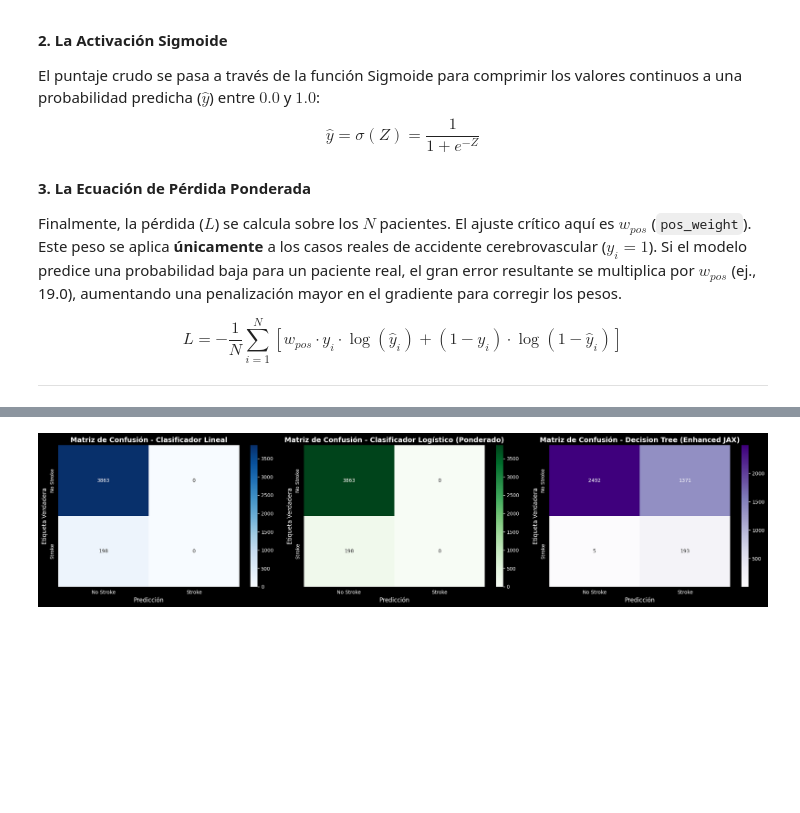
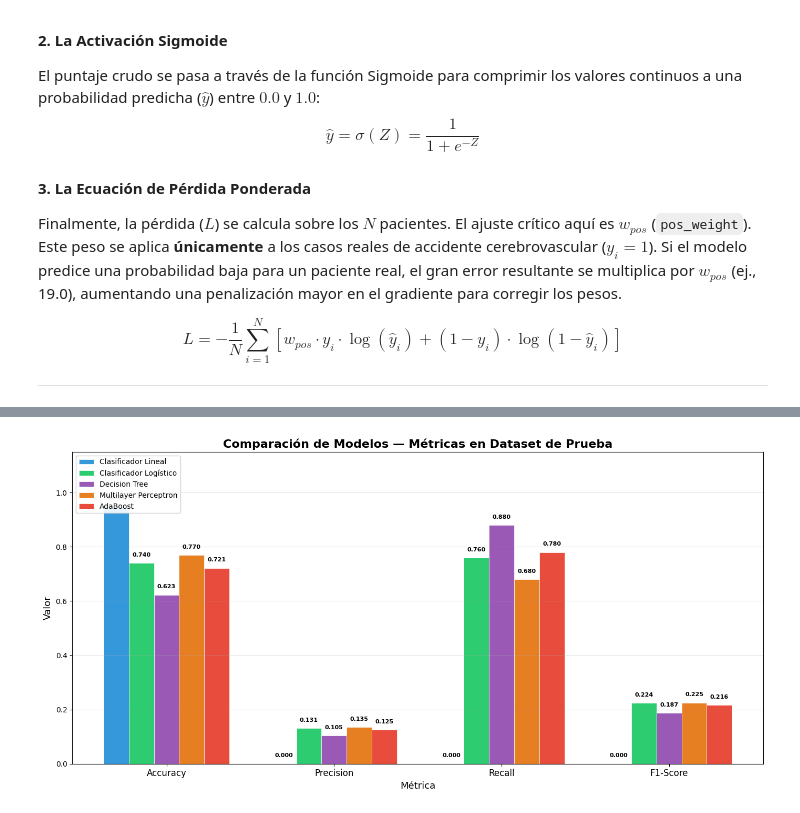
Before and after one commit to Alfonzo1114/Progetto_ML, a Jupyter notebook: ML_v1.5.ipynb, the cells around one changed output, grey strips where cells are left out. Drawn from its saved outputs; the diff is of its cells as text; code cells hidden in the pictures; blank space fills up the shorter version.

```diff
--- a/ML_v1.5.ipynb
+++ b/ML_v1.5.ipynb
@@ -605,33 +957,47 @@ display(metrics_df)
-# %%
-# Matrices de Confusión
-cm_lin = confusion_matrix(y_true_train, y_pred_lin_bin_train) # matriz de confusión para el clasificador lineal
-cm_log = confusion_matrix(y_true_train, y_pred_log_bin_train) # matriz de confusión para el clasificador logístico
-cm_dt_enhanced = confusion_matrix(y_true_train, y_pred_dt_enhanced_train) # matriz de confusión para el Decision Tree
-
-fig, axes = plt.subplots(2, 2, figsize=(21, 5))
-
-# Matriz de confusión - Clasificador Lineal
-sns.heatmap(cm_lin, annot=True, fmt='d', cmap='Blues', cbar=True, ax=axes[0],
-            xticklabels=['No Stroke', 'Stroke'], yticklabels=['No Stroke', 'Stroke'])
-axes[0].set_title('Matriz de Confusión - Clasificador Lineal', fontsize=14, fontweight='bold')
-axes[0].set_ylabel('Etiqueta Verdadera', fontsize=12)
-axes[0].set_xlabel('Predicción', fontsize=12)
-
-# Matriz de confusión - Clasificador Logístico (Ponderado)
-sns.heatmap(cm_log, annot=True, fmt='d', cmap='Greens', cbar=True, ax=axes[1],
-            xticklabels=['No Stroke', 'Stroke'], yticklabels=['No Stroke', 'Stroke'])
-axes[1].set_title('Matriz de Confusión - Clasificador Logístico (Ponderado)', fontsize=14, fontweight='bold')
-axes[1].set_ylabel('Etiqueta Verdadera', fontsize=12)
-axes[1].set_xlabel('Predicción', fontsize=12)
-
-# Matriz de confusión - Decision Tree (Enhanced JAX)
-sns.heatmap(cm_dt_enhanced, annot=True, fmt='d', cmap='Purples', cbar=True, ax=axes[2],
-            xticklabels=['No Stroke', 'Stroke'], yticklabels=['No Stroke', 'Stroke'])
-axes[2].set_title('Matriz de Confusión - Decision Tree (Enhanced JAX)', fontsize=14, fontweight='bold')
-axes[2].set_ylabel('Etiqueta Verdadera', fontsize=12)
-axes[2].set_xlabel('Predicción', fontsize=12)
-
-plt.tight_layout()
-plt.show()
-# %% [output]
-[figure, removed]
+# %%
+# Gráfica de barras /cmparativa de Todos los Modelos
+# Filtramos solo las métricas del conjunto de Prueba para la comparación
+metrics_test = metrics_df.loc['Prueba']  # solo filas del dataset de prueba
+
+# Preparamos los datos para la gráfica
+model_names = metrics_test.index.tolist()  # nombres de los modelos
+metric_names = ['Accuracy', 'Precision', 'Recall', 'F1-Score']  # métricas a comparar
+
+# Definimos colores consistentes para cada modelo
+colors = ['#3498db', '#2ecc71', '#9b59b6', '#e67e22', '#e74c3c']
+
+# Creamos la figura con barras agrupadas
+x = np.arange(len(metric_names))  # posiciones en el eje X
+width = 0.15  # ancho de cada barra
+n_models = len(model_names)
+
+fig, ax = plt.subplots(figsize=(14, 7))
+
+# Dibujamos un grupo de barras por cada modelo
+for i, model in enumerate(model_names):
+    # Obtenemos los valores de cada métrica para este modelo
+    values = [metrics_test.loc[model, m] for m in metric_names]
+    # Desplazamos cada barra lateralmente para que no se solapen
+    offset = (i - n_models / 2 + 0.5) * width
+    bars = ax.bar(x + offset, values, width, label=model, color=colors[i % len(colors)], edgecolor='white', linewidth=0.5)
+
+    # Añadimos el valor encima de cada barra para facilitar la lectura
+    for bar, val in zip(bars, values):
+        # Place the value slightly higher above the bar for better visibility
+        ax.text(bar.get_x() + bar.get_width() / 2, bar.get_height() + 0.02,
+                f'{val:.3f}', ha='center', va='bottom', fontsize=8, fontweight='bold')
+
+# Configuramos ejes y título
+ax.set_xlabel('Métrica', fontsize=13)
+ax.set_ylabel('Valor', fontsize=13)
+ax.set_title('Comparación de Modelos — Métricas en Dataset de Prueba', fontsize=16, fontweight='bold')
+ax.set_xticks(x)
+ax.set_xticklabels(metric_names, fontsize=12)
+ax.set_ylim(0, 1.15)  # dejamos espacio para las etiquetas de valor
+ax.legend(loc='upper left', fontsize=10, framealpha=0.9)
+ax.grid(axis='y', alpha=0.3)
+
+plt.tight_layout()
+plt.show()
+# %% [output]
+[figure, added]
```
Also changed, not shown: parts of 24 cells of this notebook, 8 other files.
